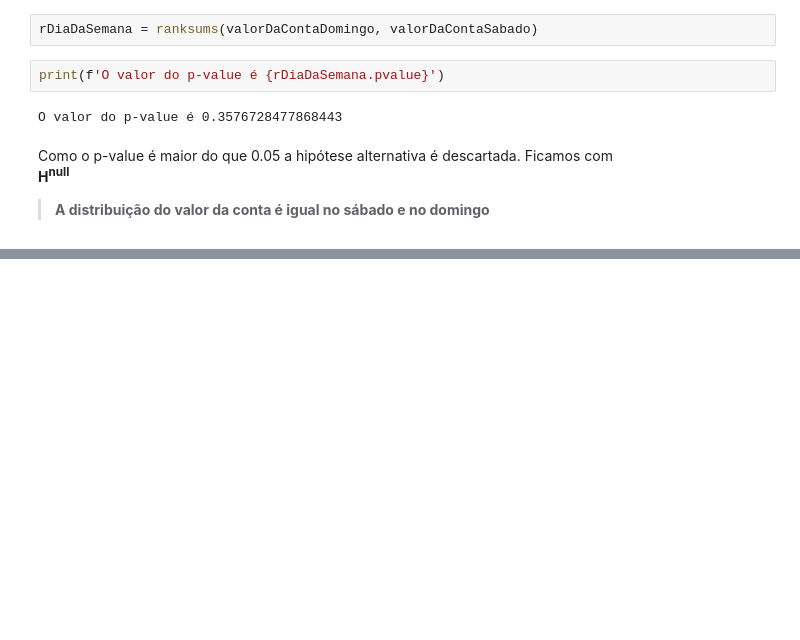
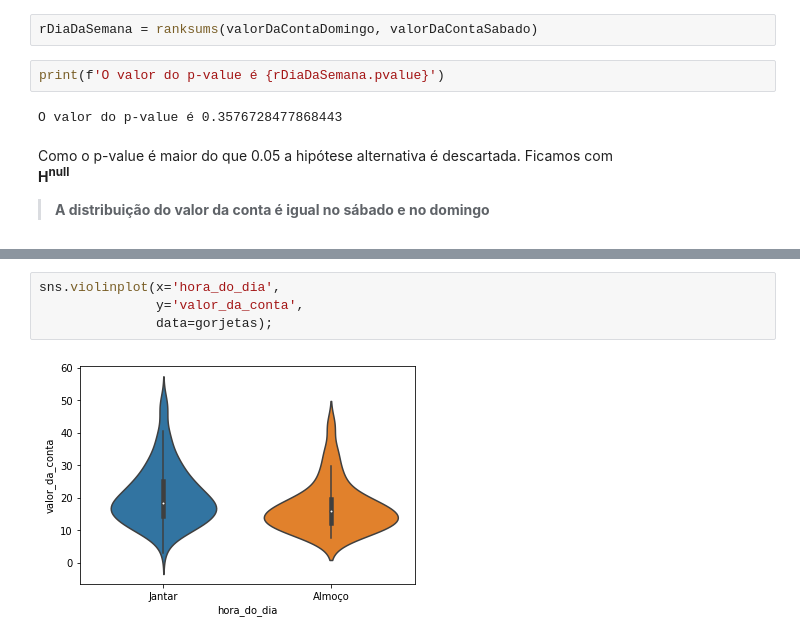
Before and after one commit to erikamarchi/data-visualization-explorando-com-seaborn, a Jupyter notebook: EDA_Gorjetas.ipynb, the cells around one changed output, grey strips where cells are left out. Saved outputs shown, nothing was run; the diff lists cells and outputs as text; blank space fills up the shorter version.

```diff
--- a/EDA_Gorjetas.ipynb
+++ b/EDA_Gorjetas.ipynb
@@ -361,0 +390,6 @@ Como o p-value é maior do que 0.05 a hipótese alternativa é descartada. Ficam
+# %%
+sns.violinplot(x='hora_do_dia',
+               y='valor_da_conta',
+               data=gorjetas);
+# %% [output]
+[figure, added]
```
Also changed, not shown: parts of 10 cells of this notebook.
